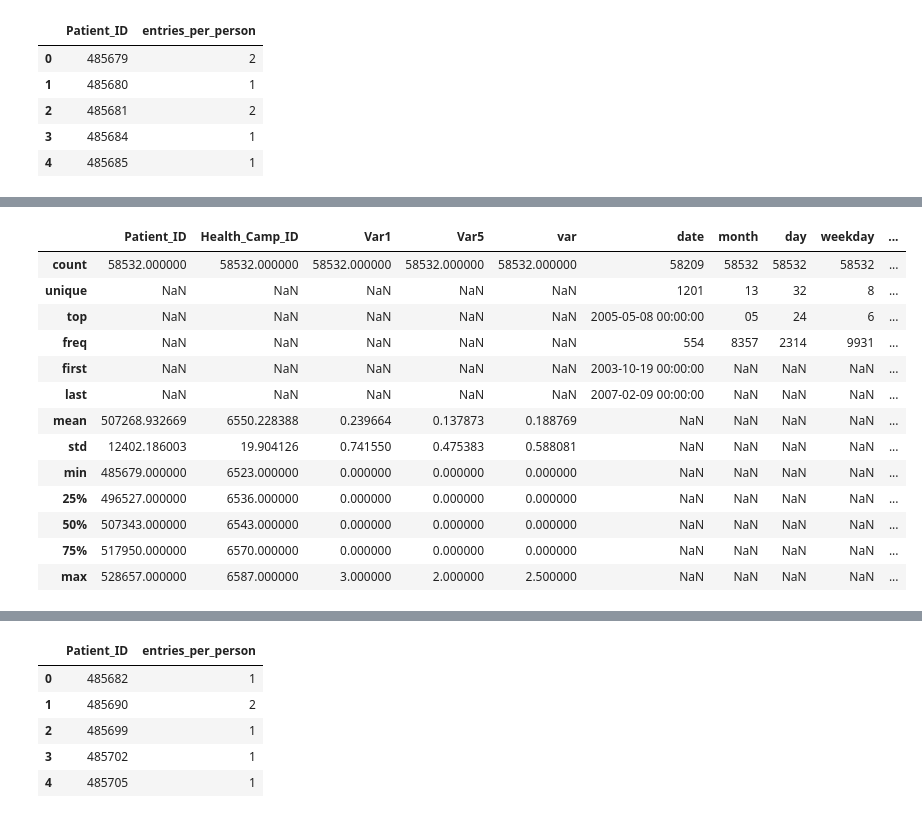
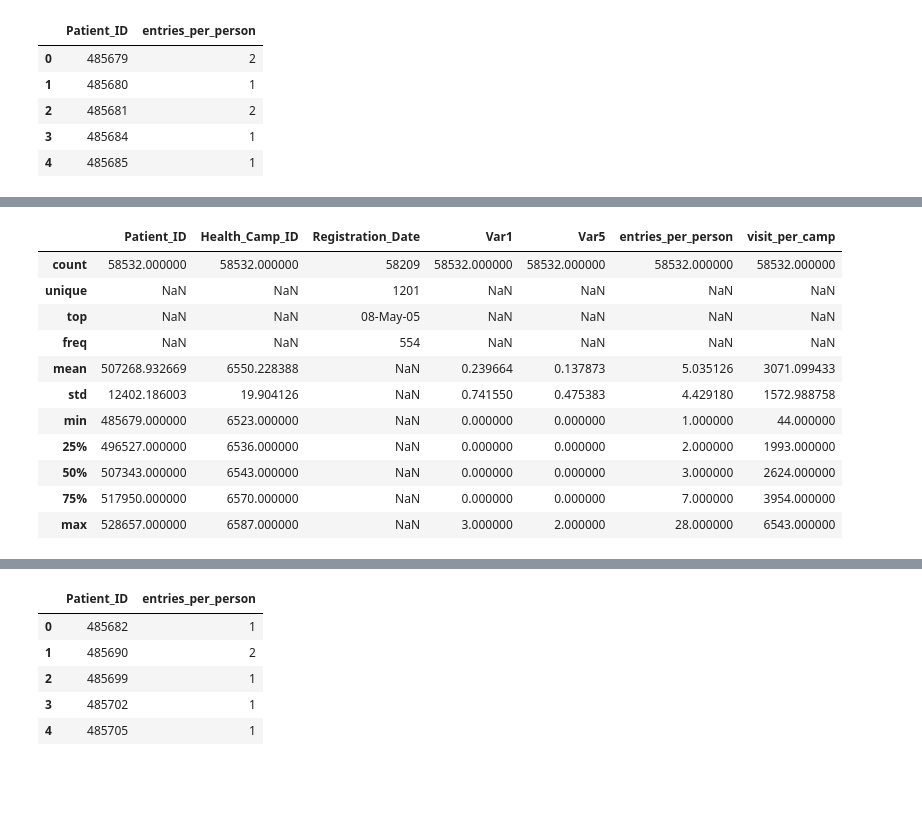
Before and after one commit to kendalvictor/ml_analysis, a Jupyter notebook: 1_analysis_train.ipynb, the cells around one changed output, grey strips where cells are left out. Drawn from its saved outputs; the diff is of its cells as text; code cells hidden in the pictures; blank space fills up the shorter version.

```diff
--- a/1_analysis_train.ipynb
+++ b/1_analysis_train.ipynb
@@ -202,19 +214,17 @@ train_analisis.percentil_verificator(['visit_per_camp'])
 |  | 0 | 1 | 3 | 5 | 10 | 20 | 30 | 50 | 60 | 70 | 80 | ... |
 | visit_per_camp | 44.0 | 123.0 | 403.0 | 1398.0 | 1485.0 | 1882.0 | 2037.0 | 2624.0 | 3517.0 | 3809.0 | 3954.0 | ... |
 # %%
-train_analisis.data.describe(include='all')
+train_analisis.describe()
 # %% [output]
-|  | Patient_ID | Health_Camp_ID | Var1 | Var5 | var | date | month | day | weekday | ... |
-| count | 58532.000000 | 58532.000000 | 58532.000000 | 58532.000000 | 58532.000000 | 58209 | 58532 | 58532 | 58532 | ... |
-| unique | NaN | NaN | NaN | NaN | NaN | 1201 | 13 | 32 | 8 | ... |
-| top | NaN | NaN | NaN | NaN | NaN | 2005-05-08 00:00:00 | 05 | 24 | 6 | ... |
-| freq | NaN | NaN | NaN | NaN | NaN | 554 | 8357 | 2314 | 9931 | ... |
-| first | NaN | NaN | NaN | NaN | NaN | 2003-10-19 00:00:00 | NaN | NaN | NaN | ... |
-| last | NaN | NaN | NaN | NaN | NaN | 2007-02-09 00:00:00 | NaN | NaN | NaN | ... |
-| mean | 507268.932669 | 6550.228388 | 0.239664 | 0.137873 | 0.188769 | NaN | NaN | NaN | NaN | ... |
-| std | 12402.186003 | 19.904126 | 0.741550 | 0.475383 | 0.588081 | NaN | NaN | NaN | NaN | ... |
-| min | 485679.000000 | 6523.000000 | 0.000000 | 0.000000 | 0.000000 | NaN | NaN | NaN | NaN | ... |
-| 25% | 496527.000000 | 6536.000000 | 0.000000 | 0.000000 | 0.000000 | NaN | NaN | NaN | NaN | ... |
-| 50% | 507343.000000 | 6543.000000 | 0.000000 | 0.000000 | 0.000000 | NaN | NaN | NaN | NaN | ... |
-| 75% | 517950.000000 | 6570.000000 | 0.000000 | 0.000000 | 0.000000 | NaN | NaN | NaN | NaN | ... |
-| max | 528657.000000 | 6587.000000 | 3.000000 | 2.000000 | 2.500000 | NaN | NaN | NaN | NaN | ... |
+|  | Patient_ID | Health_Camp_ID | Registration_Date | Var1 | Var5 | entries_per_person | visit_per_camp |
+| count | 58532.000000 | 58532.000000 | 58209 | 58532.000000 | 58532.000000 | 58532.000000 | 58532.000000 |
+| unique | NaN | NaN | 1201 | NaN | NaN | NaN | NaN |
+| top | NaN | NaN | 08-May-05 | NaN | NaN | NaN | NaN |
+| freq | NaN | NaN | 554 | NaN | NaN | NaN | NaN |
+| mean | 507268.932669 | 6550.228388 | NaN | 0.239664 | 0.137873 | 5.035126 | 3071.099433 |
+| std | 12402.186003 | 19.904126 | NaN | 0.741550 | 0.475383 | 4.429180 | 1572.988758 |
+| min | 485679.000000 | 6523.000000 | NaN | 0.000000 | 0.000000 | 1.000000 | 44.000000 |
+| 25% | 496527.000000 | 6536.000000 | NaN | 0.000000 | 0.000000 | 2.000000 | 1993.000000 |
+| 50% | 507343.000000 | 6543.000000 | NaN | 0.000000 | 0.000000 | 3.000000 | 2624.000000 |
+| 75% | 517950.000000 | 6570.000000 | NaN | 0.000000 | 0.000000 | 7.000000 | 3954.000000 |
+| max | 528657.000000 | 6587.000000 | NaN | 3.000000 | 2.000000 | 28.000000 | 6543.000000 |
```
Also changed, not shown: parts of 36 cells of this notebook, 7 other files.
